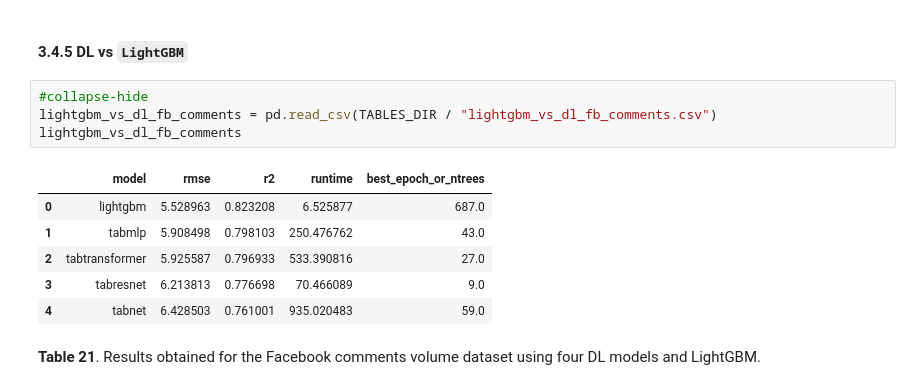
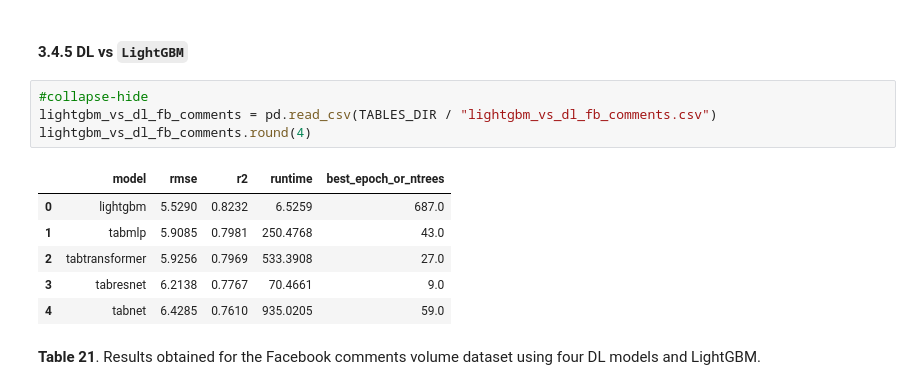
Before and after one commit to jrzaurin/infinitoml, a Jupyter notebook: _notebooks/2021-05-28-pytorch-widedeep_iv.ipynb, the cells around one changed output. Drawn from its saved outputs; the diff is of its cells as text.

```diff
--- a/_notebooks/2021-05-28-pytorch-widedeep_iv.ipynb
+++ b/_notebooks/2021-05-28-pytorch-widedeep_iv.ipynb
@@ -520,14 +520,14 @@ fb_comments_tabtransformer
 # %%
 #collapse-hide
 lightgbm_vs_dl_fb_comments = pd.read_csv(TABLES_DIR / "lightgbm_vs_dl_fb_comments.csv")
-lightgbm_vs_dl_fb_comments
+lightgbm_vs_dl_fb_comments.round(4)
 # %% [output]
 |  | model | rmse | r2 | runtime | best_epoch_or_ntrees |
-| 0 | lightgbm | 5.528963 | 0.823208 | 6.525877 | 687.0 |
-| 1 | tabmlp | 5.908498 | 0.798103 | 250.476762 | 43.0 |
-| 2 | tabtransformer | 5.925587 | 0.796933 | 533.390816 | 27.0 |
-| 3 | tabresnet | 6.213813 | 0.776698 | 70.466089 | 9.0 |
-| 4 | tabnet | 6.428503 | 0.761001 | 935.020483 | 59.0 |
+| 0 | lightgbm | 5.5290 | 0.8232 | 6.5259 | 687.0 |
+| 1 | tabmlp | 5.9085 | 0.7981 | 250.4768 | 43.0 |
+| 2 | tabtransformer | 5.9256 | 0.7969 | 533.3908 | 27.0 |
+| 3 | tabresnet | 6.2138 | 0.7767 | 70.4661 | 9.0 |
+| 4 | tabnet | 6.4285 | 0.7610 | 935.0205 | 59.0 |
 # %% [markdown]
 **Table 21**. Results obtained for the Facebook comments volume dataset using four DL models and LightGBM.
 # %% [markdown]
```
Also changed, not shown: parts of 31 cells of this notebook, 1 other file.
